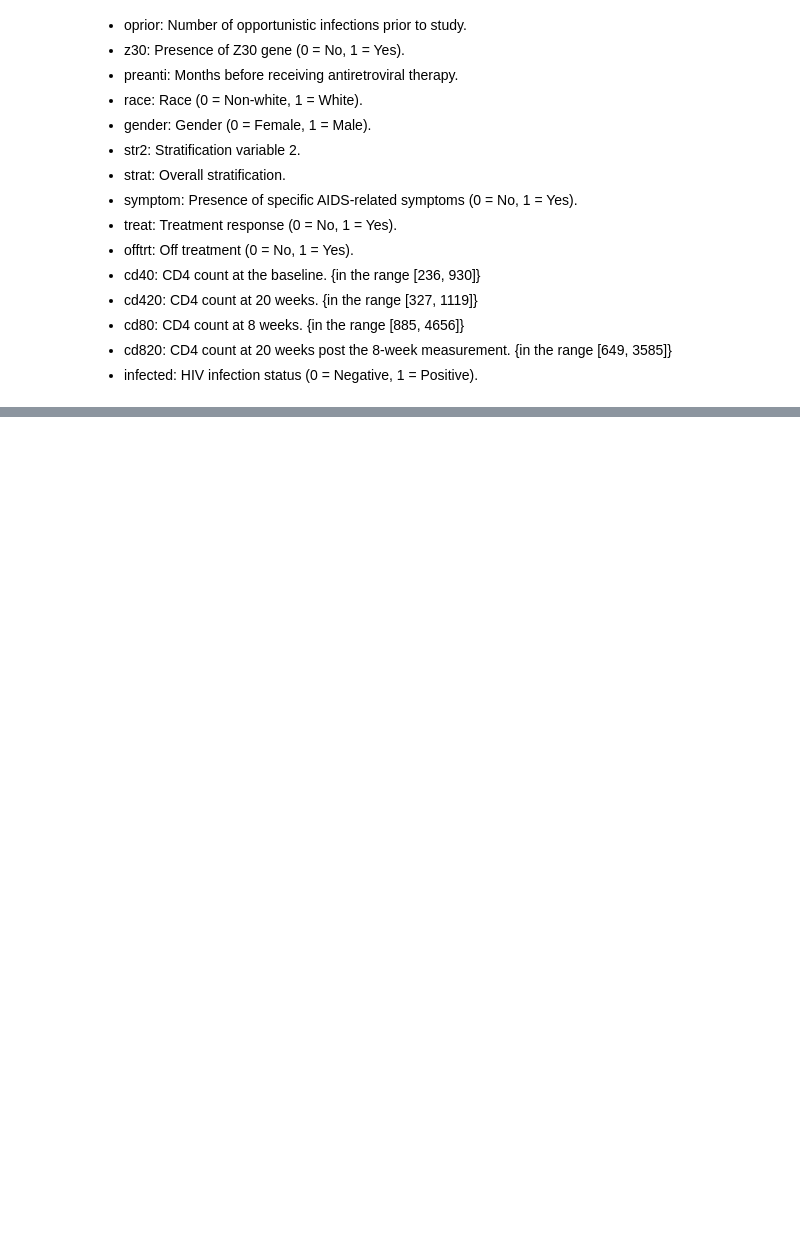
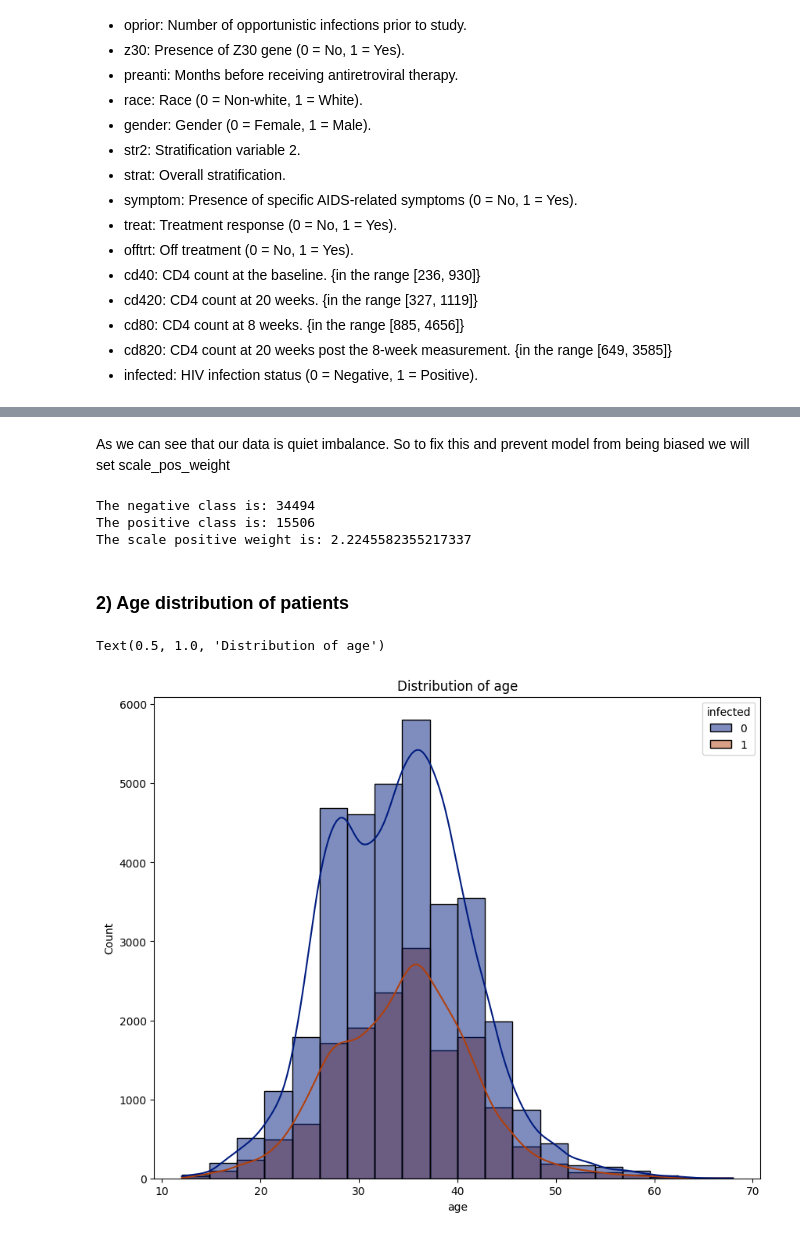
Before and after one commit to yanicodeverse/AIDS_Virus_Infection_Prediction, a Jupyter notebook: AIDS.ipynb, the cells around one changed output, grey strips where cells are left out. Saved outputs shown, nothing was run; the diff lists cells and outputs as text; code cells hidden in the pictures; blank space fills up the shorter version.

```diff
--- a/AIDS.ipynb
+++ b/AIDS.ipynb
@@ -115,0 +213,26 @@ Attribute Description:
+# %% [markdown]
+As we can see that our data is quiet imbalance. So to fix this and prevent model from being biased we will set scale_pos_weight
+# %%
+def calc_spw(data, target):
+    neg_class = data[target].value_counts()[0]
+    posi_class = data[target].value_counts()[1]
+    print("The negative class is:", neg_class)
+    print("The positive class is:",posi_class)
+    return neg_class/posi_class
+
+SCALE_POS_WEIGHT = calc_spw(df, 'infected')
+print("The scale positive weight is:", SCALE_POS_WEIGHT)
+# %% [output]
+The negative class is: 34494
+The positive class is: 15506
+The scale positive weight is: 2.2245582355217337
+# %% [markdown]
+### 2) Age distribution of patients
+# %%
+# plotting the histogram of age
+plt.figure(figsize=(10, 8))
+sns.histplot(x='age', data=df, hue='infected', palette='dark', binrange=[12,68], kde=True, bins=20)
+plt.title("Distribution of age")
+# %% [output]
+Text(0.5, 1.0, 'Distribution of age')
+[figure, added]
```
Also changed, not shown: parts of 15 cells of this notebook.
